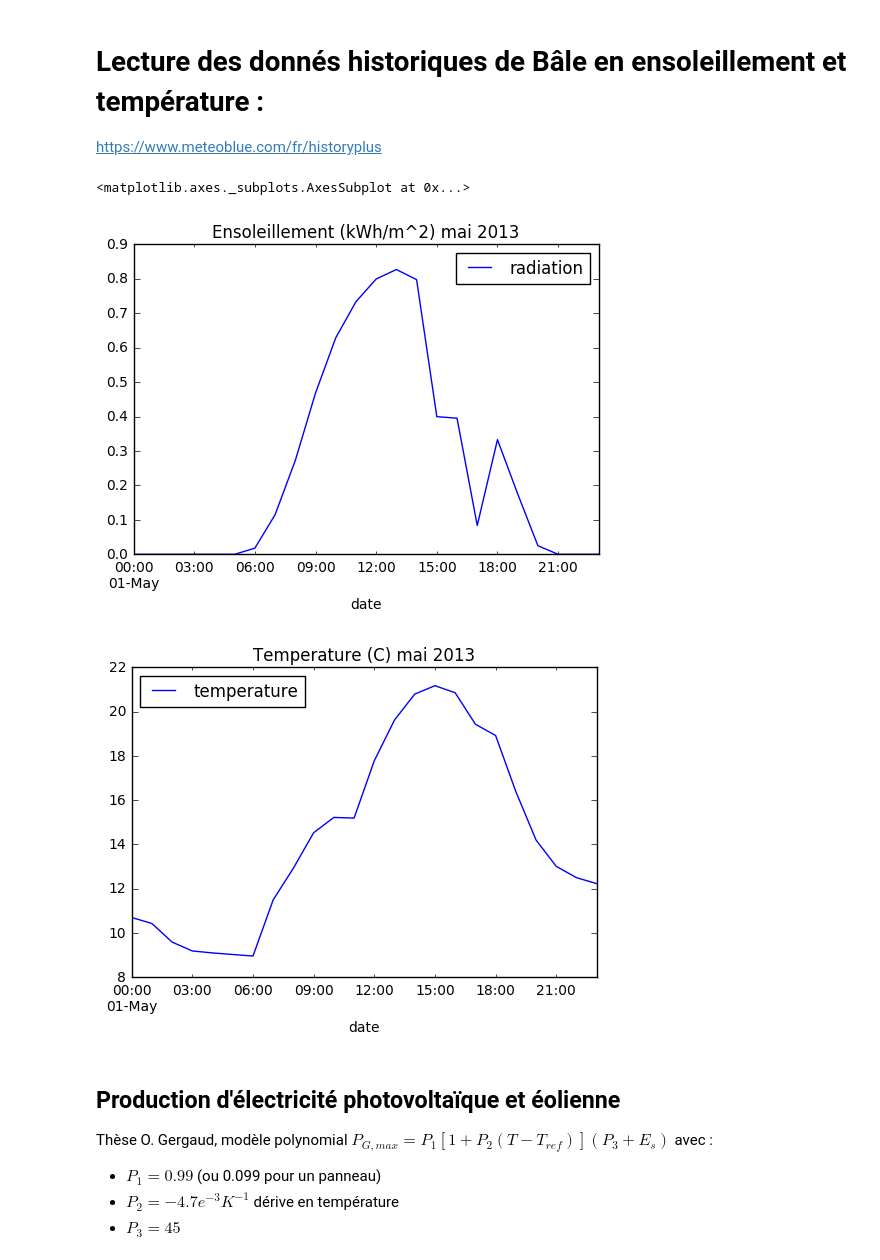
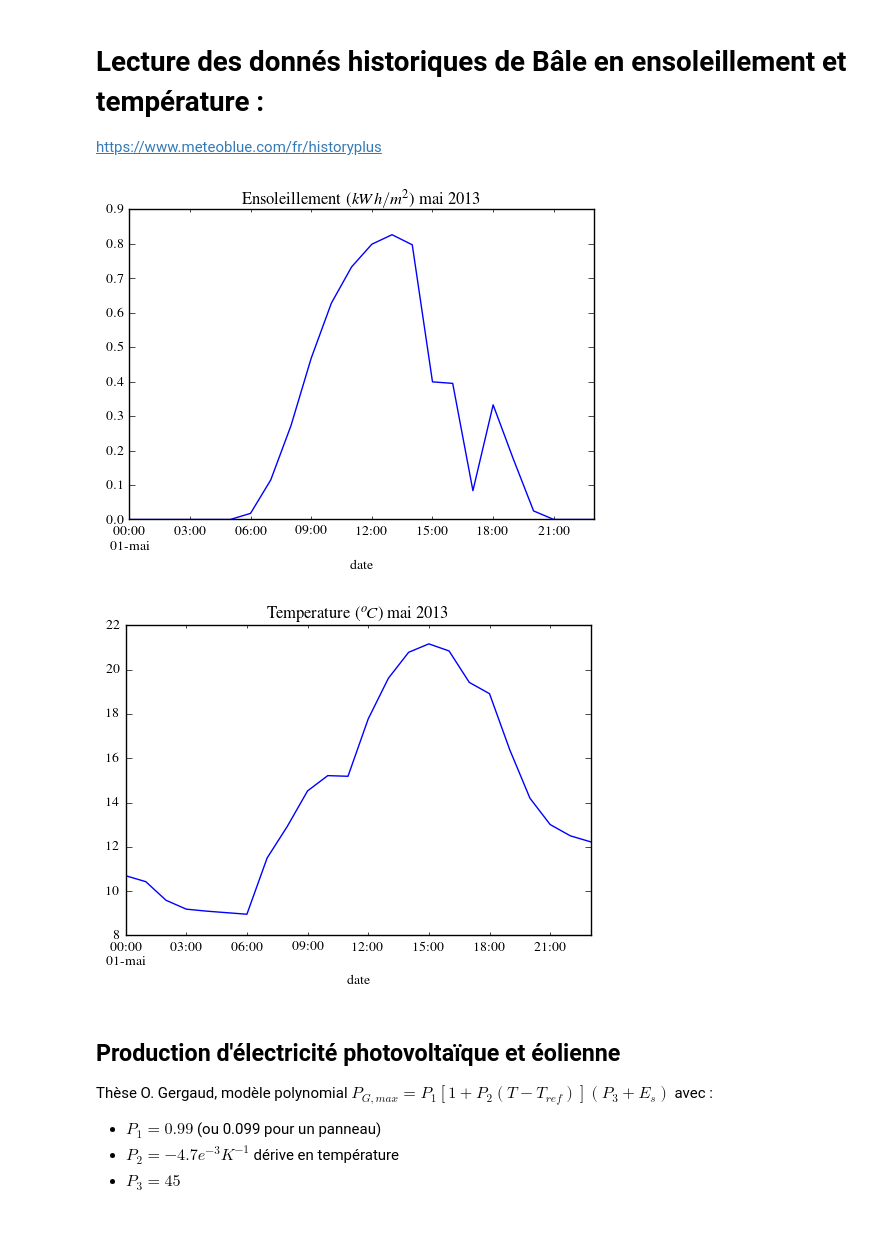
Before and after one commit to guhur/prod-electricite, a Jupyter notebook: simulations.ipynb, the cells around one changed output. Cells and saved outputs as stored; diff of their text form; code cells hidden in the pictures; blank space fills up the shorter version.

Commit message:
Improve graph style + add battery efficiency

```diff
--- a/simulations.ipynb
+++ b/simulations.ipynb
@@ -11,10 +11,21 @@ On estime que le foyer a une consommation électrique annuelle de 20000 kWh[1].
 
 [2] https://www.data.gouv.fr/fr/datasets/bilan-electrique-au-pas-demi-heure/ "Dataset de consommation"
 # %%
+# -*- coding: latin-1 -*-
+import locale, time
+locale.setlocale(locale.LC_TIME, "fr_FR".encode('ascii'))
 import numpy as np
 import pandas as pd
 import matplotlib.pyplot as plt
 import matplotlib
+from matplotlib import rc
+from __future__ import unicode_literals
+import numpy as np
+import matplotlib
+matplotlib.rcParams['text.usetex'] = True
+matplotlib.rcParams['text.latex.unicode'] = True
+rc('font',**{'family':'serif','serif':['Times']})
+
 %matplotlib inline
 dataframe=pd.read_csv('dataset/bilan-electrique-demi-heure.csv', sep=";")
 dataframe["Horodate"]=pd.to_datetime(dataframe["Horodate"])
@@ -28,8 +39,8 @@ HC = ((hour >= 2) & (hour < 7)) | ((hour >= 14) & (hour < 17))
 HP =  ((hour >= 7) & (hour < 14)) | (hour >= 17) | (hour < 2)
 consoPerso = 20000 # consommation annuelle kWh d'un foyer
 # 20000 pour un foyer : http://www.monenergie.net/consommation-moyenne-d-electricite-d-une-maison.php
-consoTotale   = df["Consommation résidentielle profilée (W)"].sum()/1000 # consommation annuelle en kWh
-df["Consommation (kW)"] = df["Consommation résidentielle profilée (W)"]/1000
+consoTotale   = df["Consommation residentielle profilee (W)"].sum()/1000 # consommation annuelle en kWh
+df["Consommation (kW)"] = df["Consommation residentielle profilee (W)"]/1000
 df["Consommation (kW)"] = df["Consommation (kW)"]*consoPerso/consoTotale
 # %% [markdown]
 ## Prix de l'électricité
@@ -96,28 +111,29 @@ https://www.meteoblue.com/fr/historyplus
 # %%
 bale=pd.read_csv('dataset/bale.csv', sep=";", skiprows=11)
 bale["date"]=pd.to_datetime({
         'year': bale["Year"],
         'month': bale["Month"],
         'day': bale["Day"],
         'hour': bale["Hour"],
                     })
 bale = bale.set_index(['date'])
 bale = bale[(bale.index.year == 2013)]
 bale["temperature"] = bale["Temperature  [2 m above gnd]"]
 bale["radiation"] = bale["Shortwave Radiation - backwards  [sfc]"]/1000
 bale["consommation"] = df['Consommation (kW)']
 bale["depense"] = df["Depense"] # depense sans PV
 bale["inflation"] = df["Inflation"]
 bale['rafale'] = bale['Wind Gust  [10 m above gnd]']
 bale['vent'] = bale['Wind speed  [10 m above gnd]']
 
 premierMai = (bale.index.month == 5) & (bale.index.day == 1)
-bale[premierMai].plot(y="radiation",title="Ensoleillement (kWh/m^2) mai 2013")
-bale[premierMai].plot(y="temperature",title="Temperature (C) mai 2013")
+bale[premierMai].plot(y="radiation",title="Ensoleillement ($kWh/m^2$) mai 2013")
+plt.legend().remove()
+bale[premierMai].plot(y="temperature",title="Temperature ($^oC$) mai 2013")
+plt.legend().remove()
 # %% [output]
-<matplotlib.axes._subplots.AxesSubplot at 0x...>
-[figure, old version]
+[figure, new version]
-[figure, old version]
+[figure, new version]
 # %% [markdown]
 ## Production d'électricité photovoltaïque et éolienne
 Thèse O. Gergaud, modèle polynomial
```
Also changed, not shown: parts of 10 cells of this notebook, 1 other file.
